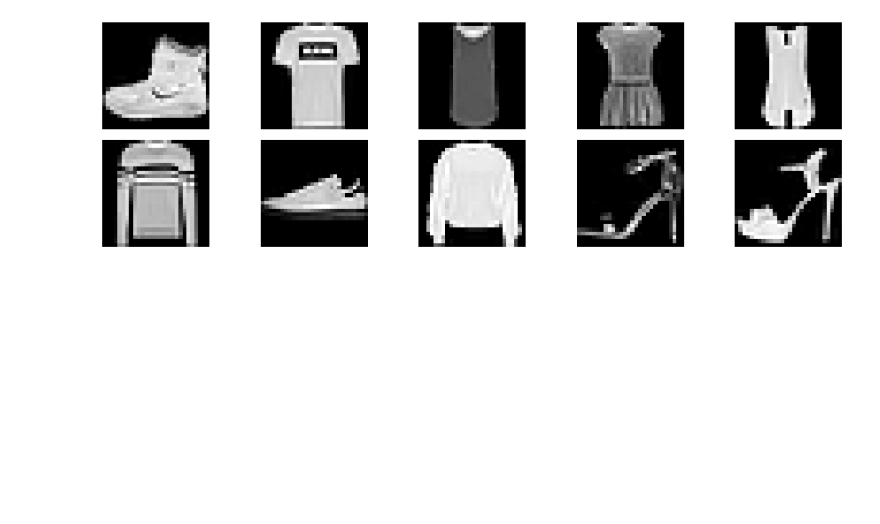
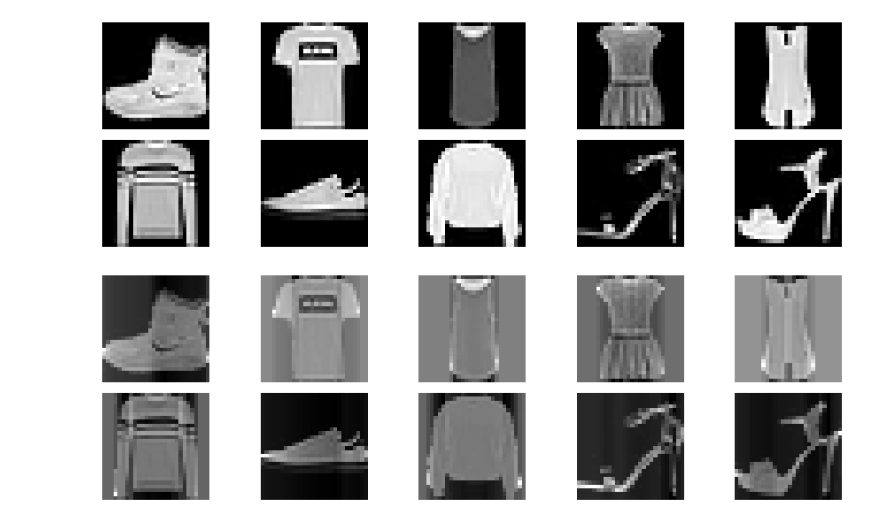
Before and after one commit to FHegardt/Deep_Learning_FH, a Jupyter notebook: Exercises/Exer1_Image_class.ipynb, the cells around one changed output. Saved outputs shown, nothing was run; the diff lists cells and outputs as text; code cells hidden in the pictures; blank space fills up the shorter version.

```diff
--- a/Exercises/Exer1_Image_class.ipynb
+++ b/Exercises/Exer1_Image_class.ipynb
@@ -17,3 +17,20 @@ def display_images(nrows = 2, ncols = 5, figsize =(16,4)):
 display_images()
 # %% [output]
 [figure]
+# %%
+from sklearn.preprocessing import StandardScaler
+scaler = StandardScaler()
+def display_images_scaled(nrows = 2, ncols = 5, figsize =(16,4)):
+
+    fig, axes = plt.subplots(nrows, ncols, figsize = figsize)
+
+    for i, ax in enumerate(axes.flatten()):
+        scaled = scaler.fit_transform(fashion_mnist[0][0][i])
+        ax.imshow(scaled, cmap = "gray")
+        ax.axis("off")
+
+    fig.subplots_adjust(wspace=0, hspace=.1, bottom=0)
+
+display_images_scaled()
+# %% [output]
+[figure, added]
```
Also changed, not shown: parts of 2 cells of this notebook.
